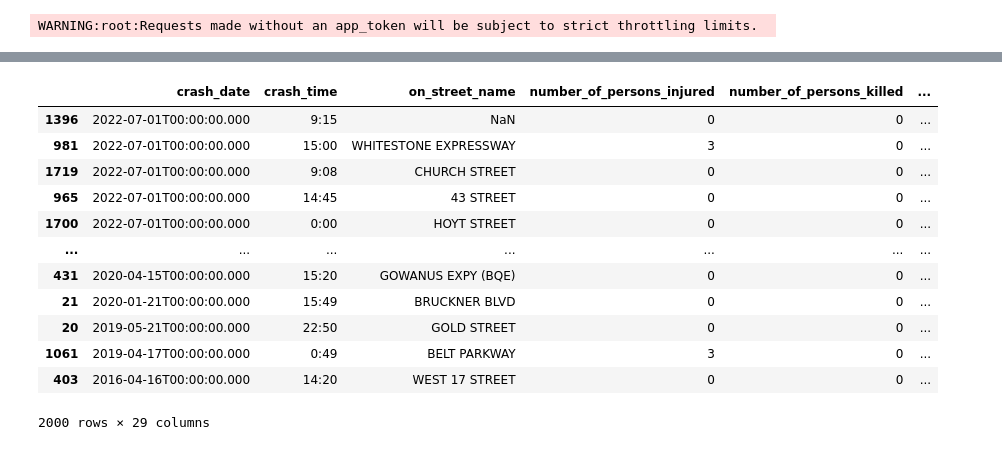
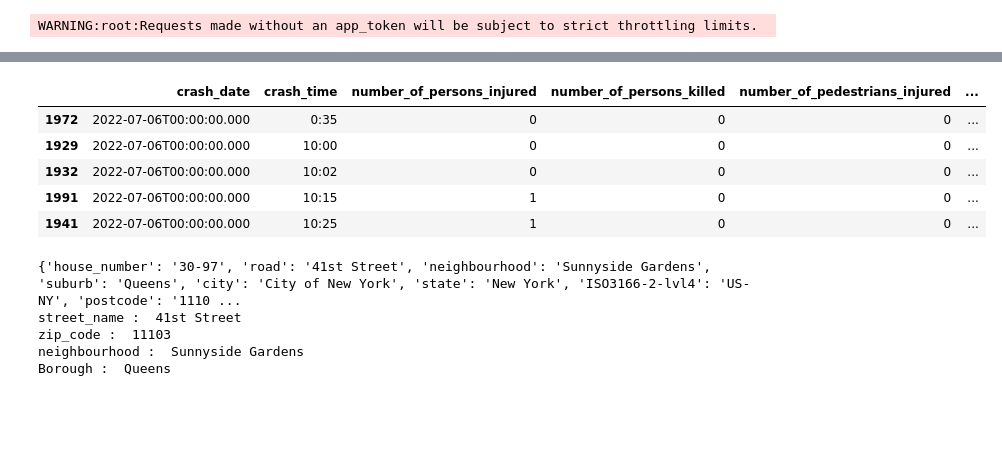
Before and after one commit to canon14/ETL-Projects, a Jupyter notebook: MotorVehicleCollisions_ETL.ipynb, the cells around one changed output, grey strips where cells are left out. Drawn from its saved outputs; the diff is of its cells as text; code cells hidden in the pictures; blank space fills up the shorter version.

```diff
--- a/MotorVehicleCollisions_ETL.ipynb
+++ b/MotorVehicleCollisions_ETL.ipynb
@@ -47 +85,8 @@ WARNING:root:Requests made without an app_token will be subject to strict thrott
+# %%
+sorted_df = df.sort_values(by=['crash_date', 'crash_time'], ascending=True)
+# %%
+sorted_df = sorted_df[['crash_date', 'crash_time', 'number_of_persons_injured', 'number_of_persons_killed', 'number_of_pedestrians_injured',
+                      'number_of_pedestrians_killed', 'number_of_cyclist_injured', 'number_of_cyclist_killed', 'number_of_motorist_injured',
+                      'number_of_motorist_killed', 'contributing_factor_vehicle_1', 'contributing_factor_vehicle_2', 'vehicle_type_code1',
+                      'vehicle_type_code2', 'latitude', 'longitude', 'on_street_name', 'borough', 'zip_code',]]
 # %%
@@ -57,16 +101,9 @@ results_df.head()
-# %%
-results_df.sort_values('crash_date', ascending=False)
-# %% [output]
-|  | crash_date | crash_time | on_street_name | number_of_persons_injured | number_of_persons_killed | ... |
-| 1396 | 2022-07-01T00:00:00.000 | 9:15 | NaN | 0 | 0 | ... |
-| 981 | 2022-07-01T00:00:00.000 | 15:00 | WHITESTONE EXPRESSWAY | 3 | 0 | ... |
-| 1719 | 2022-07-01T00:00:00.000 | 9:08 | CHURCH STREET | 0 | 0 | ... |
-| 965 | 2022-07-01T00:00:00.000 | 14:45 | 43 STREET | 0 | 0 | ... |
-| 1700 | 2022-07-01T00:00:00.000 | 0:00 | HOYT STREET | 0 | 0 | ... |
-| ... | ... | ... | ... | ... | ... | ... |
-| 431 | 2020-04-15T00:00:00.000 | 15:20 | GOWANUS EXPY (BQE) | 0 | 0 | ... |
-| 21 | 2020-01-21T00:00:00.000 | 15:49 | BRUCKNER BLVD | 0 | 0 | ... |
-| 20 | 2019-05-21T00:00:00.000 | 22:50 | GOLD STREET | 0 | 0 | ... |
-| 1061 | 2019-04-17T00:00:00.000 | 0:49 | BELT PARKWAY | 3 | 0 | ... |
-| 403 | 2016-04-16T00:00:00.000 | 14:20 | WEST 17 STREET | 0 | 0 | ... |
-2000 rows × 29 columns
+# %%
+sorted_df.head()
+# %% [output]
+|  | crash_date | crash_time | number_of_persons_injured | number_of_persons_killed | number_of_pedestrians_injured | ... |
+| 1972 | 2022-07-06T00:00:00.000 | 0:35 | 0 | 0 | 0 | ... |
+| 1929 | 2022-07-06T00:00:00.000 | 10:00 | 0 | 0 | 0 | ... |
+| 1932 | 2022-07-06T00:00:00.000 | 10:02 | 0 | 0 | 0 | ... |
+| 1991 | 2022-07-06T00:00:00.000 | 10:15 | 1 | 0 | 0 | ... |
+| 1941 | 2022-07-06T00:00:00.000 | 10:25 | 1 | 0 | 0 | ... |
@@ -72,0 +115,27 @@ results_df.sort_values('crash_date', ascending=False)
+# %%
+# Latitude & Longitude input
+latitude = sorted_df.loc[3, 'latitude']
+longitude = sorted_df.loc[3, 'longitude']
+
+location = geolocator.reverse(latitude+","+longitude)
+
+address = location.raw['address']
+
+print(address)
+
+# traverse the data
+street_name = address.get('road')
+zipcode = address.get('postcode')
+neighbourhood = address.get('neighbourhood')
+borough = address.get('suburb')
+
+print('street_name : ', street_name)
+print('zip_code : ', zipcode)
+print('neighbourhood : ', neighbourhood)
+print('Borough : ', borough)
+# %% [output]
+{'house_number': '30-97', 'road': '41st Street', 'neighbourhood': 'Sunnyside Gardens', 'suburb': 'Queens', 'city': 'City of New York', 'state': 'New York', 'ISO3166-2-lvl4': 'US-NY', 'postcode': '1110 ...
+street_name :  41st Street
+zip_code :  11103
+neighbourhood :  Sunnyside Gardens
+Borough :  Queens
```
Also changed, not shown: parts of 9 cells of this notebook.
